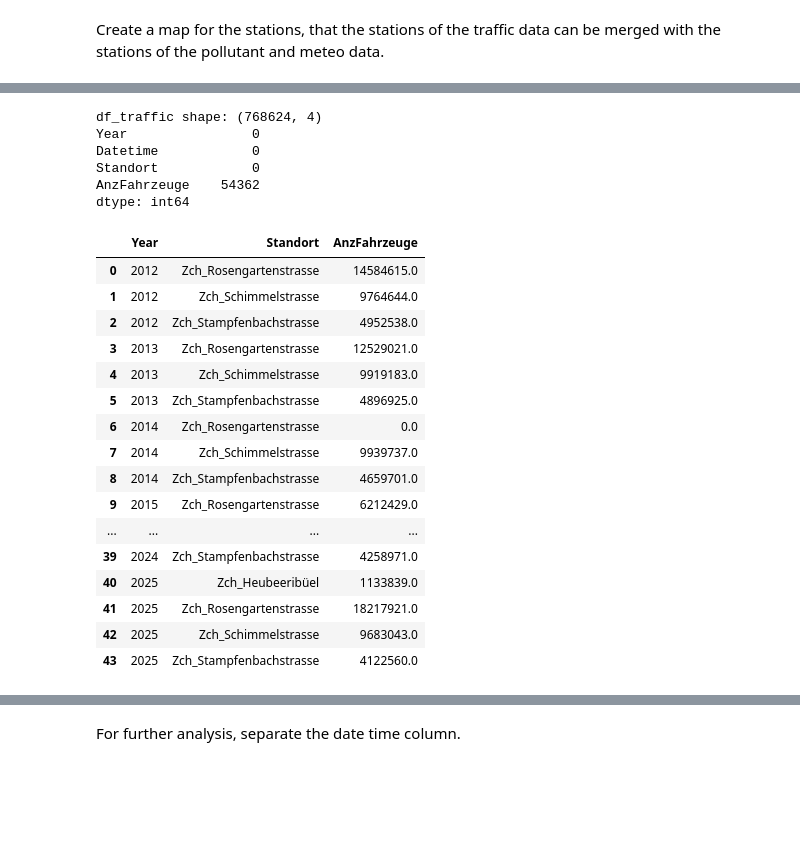
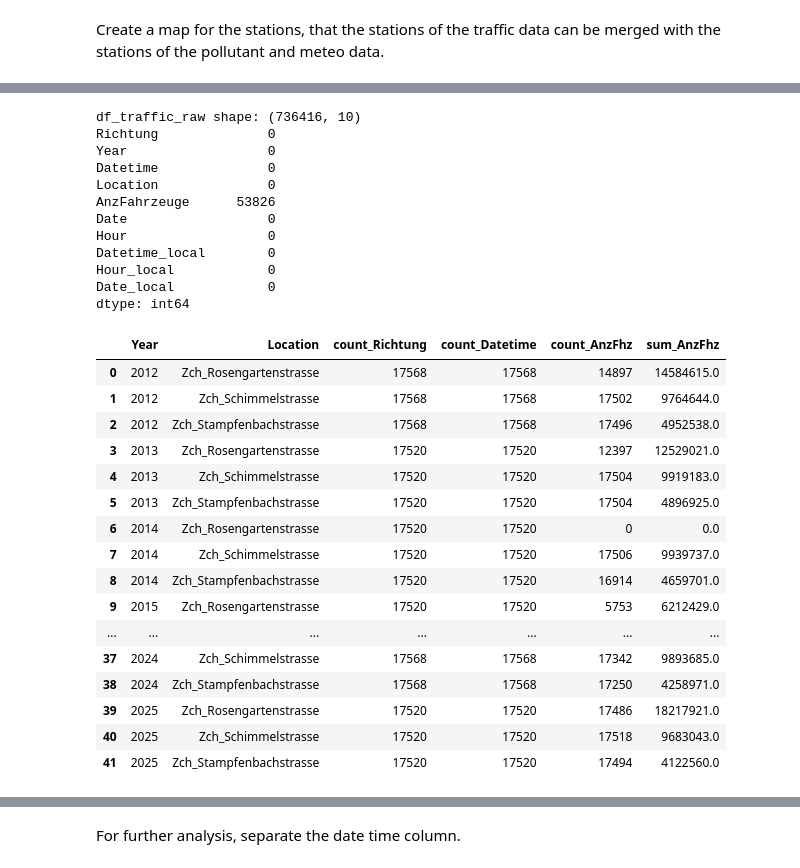
Before and after one commit to JitkaRantanen/AS2025_CO2-GroupProject, a Jupyter notebook: preprocessing_hourly.ipynb, the cells around one changed output, grey strips where cells are left out. Saved outputs shown, nothing was run; the diff lists cells and outputs as text; code cells hidden in the pictures; blank space fills up the shorter version.

```diff
--- a/preprocessing_hourly.ipynb
+++ b/preprocessing_hourly.ipynb
@@ -30,7 +32,7 @@ station_map = {
 }
 # %%
-df_traffic = df_traffic[df_traffic["ZSName"].isin(station_map)]
+df_traffic_raw = df_traffic_raw[df_traffic_raw["ZSName"].isin(station_map)]
 # %%
-df_traffic["Standort"] = df_traffic["ZSName"].map(station_map)
+df_traffic_raw["Location"] = df_traffic_raw["ZSName"].map(station_map)
 # %%
 # select the necessary columns only
@@ -42,44 +117,44 @@ Check the hourly traffic data for zero values.
 # %%
-print("df_traffic shape:", df_traffic.shape)
+print("df_traffic_raw shape:", df_traffic_raw.shape)
 
-print(df_traffic.isnull().sum())
-#df_traffic["AnzFahrzeuge"] = df_traffic["AnzFahrzeuge"].astype(int)
-
-df_traffic_year = (
-    df_traffic.groupby(["Year", "Standort"], as_index=False)["AnzFahrzeuge"]
-    .sum()
-)
-
-df_traffic_year
+print(df_traffic_raw.isnull().sum())
 # %% [output]
-df_traffic shape: (768624, 4)
-Year                0
-Datetime            0
-Standort            0
-AnzFahrzeuge    54362
+df_traffic_raw shape: (736416, 10)
+Richtung              0
+Year                  0
+Datetime              0
+Location              0
+AnzFahrzeuge      53826
+Date                  0
+Hour                  0
+Datetime_local        0
+Hour_local            0
+Date_local            0
 dtype: int64
-|  | Year | Standort | AnzFahrzeuge |
-| 0 | 2012 | Zch_Rosengartenstrasse | 14584615.0 |
-| 1 | 2012 | Zch_Schimmelstrasse | 9764644.0 |
-| 2 | 2012 | Zch_Stampfenbachstrasse | 4952538.0 |
-| 3 | 2013 | Zch_Rosengartenstrasse | 12529021.0 |
-| 4 | 2013 | Zch_Schimmelstrasse | 9919183.0 |
-| 5 | 2013 | Zch_Stampfenbachstrasse | 4896925.0 |
-| 6 | 2014 | Zch_Rosengartenstrasse | 0.0 |
-| 7 | 2014 | Zch_Schimmelstrasse | 9939737.0 |
-| 8 | 2014 | Zch_Stampfenbachstrasse | 4659701.0 |
-| 9 | 2015 | Zch_Rosengartenstrasse | 6212429.0 |
-| ... | ... | ... | ... |
-| 39 | 2024 | Zch_Stampfenbachstrasse | 4258971.0 |
-| 40 | 2025 | Zch_Heubeeribüel | 1133839.0 |
-| 41 | 2025 | Zch_Rosengartenstrasse | 18217921.0 |
-| 42 | 2025 | Zch_Schimmelstrasse | 9683043.0 |
-| 43 | 2025 | Zch_Stampfenbachstrasse | 4122560.0 |
 # %%
-df_traffic_year = (
-    df_traffic.groupby(["Year", "Standort"], as_index=False)["AnzFahrzeuge"]
-    .sum()
-)
-
-df_traffic_year
+(df_traffic_raw
+.groupby(["Year", "Location"], as_index=False)
+.agg(
+        count_Richtung=("Richtung", "count"),
+        count_Datetime=("Datetime", "count"),
+        count_AnzFhz=("AnzFahrzeuge", "count"),
+        sum_AnzFhz=("AnzFahrzeuge", "sum")))
+# %% [output]
+|  | Year | Location | count_Richtung | count_Datetime | count_AnzFhz | sum_AnzFhz |
+| 0 | 2012 | Zch_Rosengartenstrasse | 17568 | 17568 | 14897 | 14584615.0 |
+| 1 | 2012 | Zch_Schimmelstrasse | 17568 | 17568 | 17502 | 9764644.0 |
+| 2 | 2012 | Zch_Stampfenbachstrasse | 17568 | 17568 | 17496 | 4952538.0 |
+| 3 | 2013 | Zch_Rosengartenstrasse | 17520 | 17520 | 12397 | 12529021.0 |
+| 4 | 2013 | Zch_Schimmelstrasse | 17520 | 17520 | 17504 | 9919183.0 |
+| 5 | 2013 | Zch_Stampfenbachstrasse | 17520 | 17520 | 17504 | 4896925.0 |
+| 6 | 2014 | Zch_Rosengartenstrasse | 17520 | 17520 | 0 | 0.0 |
+| 7 | 2014 | Zch_Schimmelstrasse | 17520 | 17520 | 17506 | 9939737.0 |
+| 8 | 2014 | Zch_Stampfenbachstrasse | 17520 | 17520 | 16914 | 4659701.0 |
+| 9 | 2015 | Zch_Rosengartenstrasse | 17520 | 17520 | 5753 | 6212429.0 |
+| ... | ... | ... | ... | ... | ... | ... |
+| 37 | 2024 | Zch_Schimmelstrasse | 17568 | 17568 | 17342 | 9893685.0 |
+| 38 | 2024 | Zch_Stampfenbachstrasse | 17568 | 17568 | 17250 | 4258971.0 |
+| 39 | 2025 | Zch_Rosengartenstrasse | 17520 | 17520 | 17486 | 18217921.0 |
+| 40 | 2025 | Zch_Schimmelstrasse | 17520 | 17520 | 17518 | 9683043.0 |
+| 41 | 2025 | Zch_Stampfenbachstrasse | 17520 | 17520 | 17494 | 4122560.0 |
 # %% [markdown]
```
Also changed, not shown: parts of 57 cells of this notebook.
